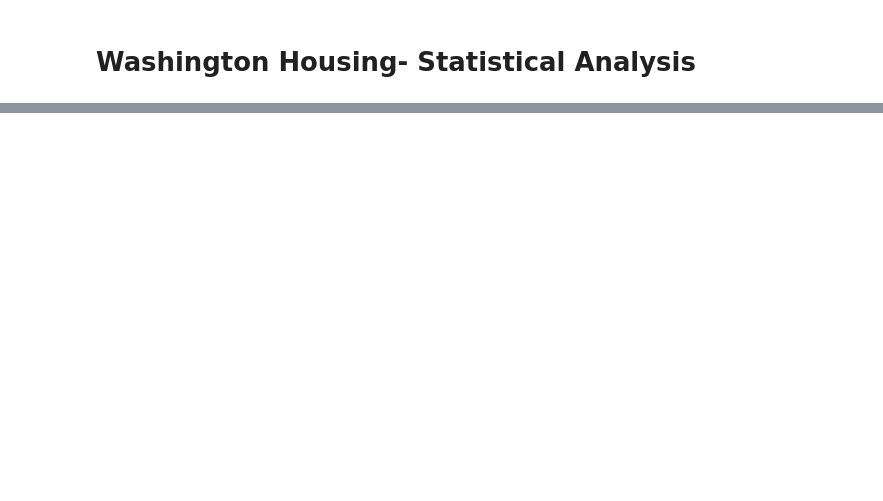
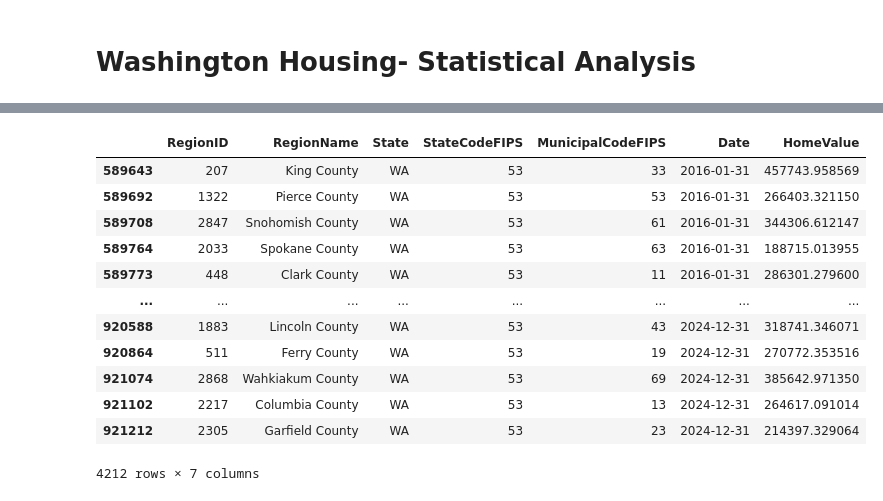
Before and after one commit to binay8/wa-housing, a Jupyter notebook: code/wa_housing.ipynb, the cells around one changed output, grey strips where cells are left out. Cells and saved outputs as stored; diff of their text form; code cells hidden in the pictures; blank space fills up the shorter version.

```diff
--- a/code/wa_housing.ipynb
+++ b/code/wa_housing.ipynb
@@ -66,0 +87,20 @@ income.to_csv("C:/Users/binay/Documents/data5100/projects/WAHousing/data/WA_Medi
+# %%
+wa_housing = housing_tidy[
+    (housing_tidy["State"] == "WA") &
+    (housing_tidy["Date"].dt.year.between(2016, 2024))
+].copy()
+wa_housing
+# %% [output]
+|  | RegionID | RegionName | State | StateCodeFIPS | MunicipalCodeFIPS | Date | HomeValue |
+| 589643 | 207 | King County | WA | 53 | 33 | 2016-01-31 | 457743.958569 |
+| 589692 | 1322 | Pierce County | WA | 53 | 53 | 2016-01-31 | 266403.321150 |
+| 589708 | 2847 | Snohomish County | WA | 53 | 61 | 2016-01-31 | 344306.612147 |
+| 589764 | 2033 | Spokane County | WA | 53 | 63 | 2016-01-31 | 188715.013955 |
+| 589773 | 448 | Clark County | WA | 53 | 11 | 2016-01-31 | 286301.279600 |
+| ... | ... | ... | ... | ... | ... | ... | ... |
+| 920588 | 1883 | Lincoln County | WA | 53 | 43 | 2024-12-31 | 318741.346071 |
+| 920864 | 511 | Ferry County | WA | 53 | 19 | 2024-12-31 | 270772.353516 |
+| 921074 | 2868 | Wahkiakum County | WA | 53 | 69 | 2024-12-31 | 385642.971350 |
+| 921102 | 2217 | Columbia County | WA | 53 | 13 | 2024-12-31 | 264617.091014 |
+| 921212 | 2305 | Garfield County | WA | 53 | 23 | 2024-12-31 | 214397.329064 |
+4212 rows × 7 columns
```
Also changed, not shown: parts of 21 cells of this notebook, 2 other files.
